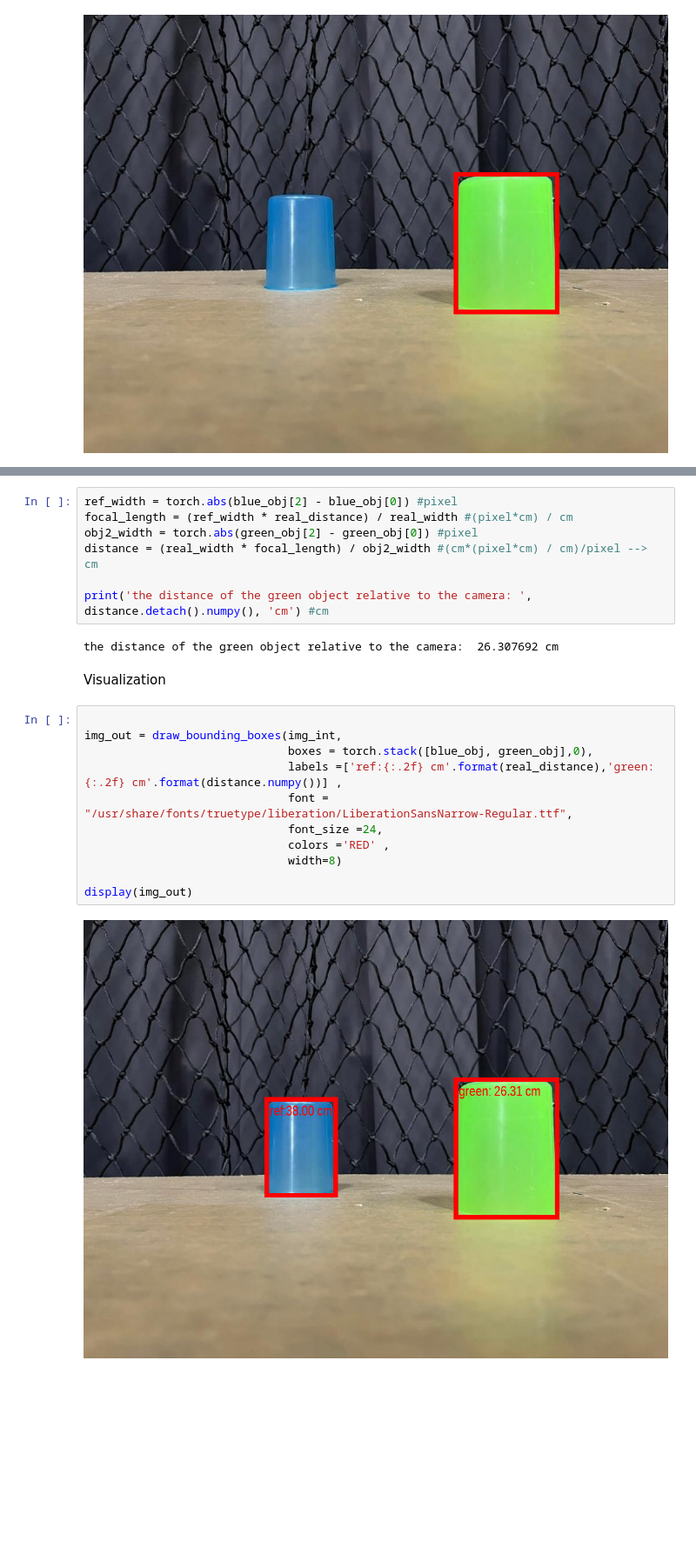
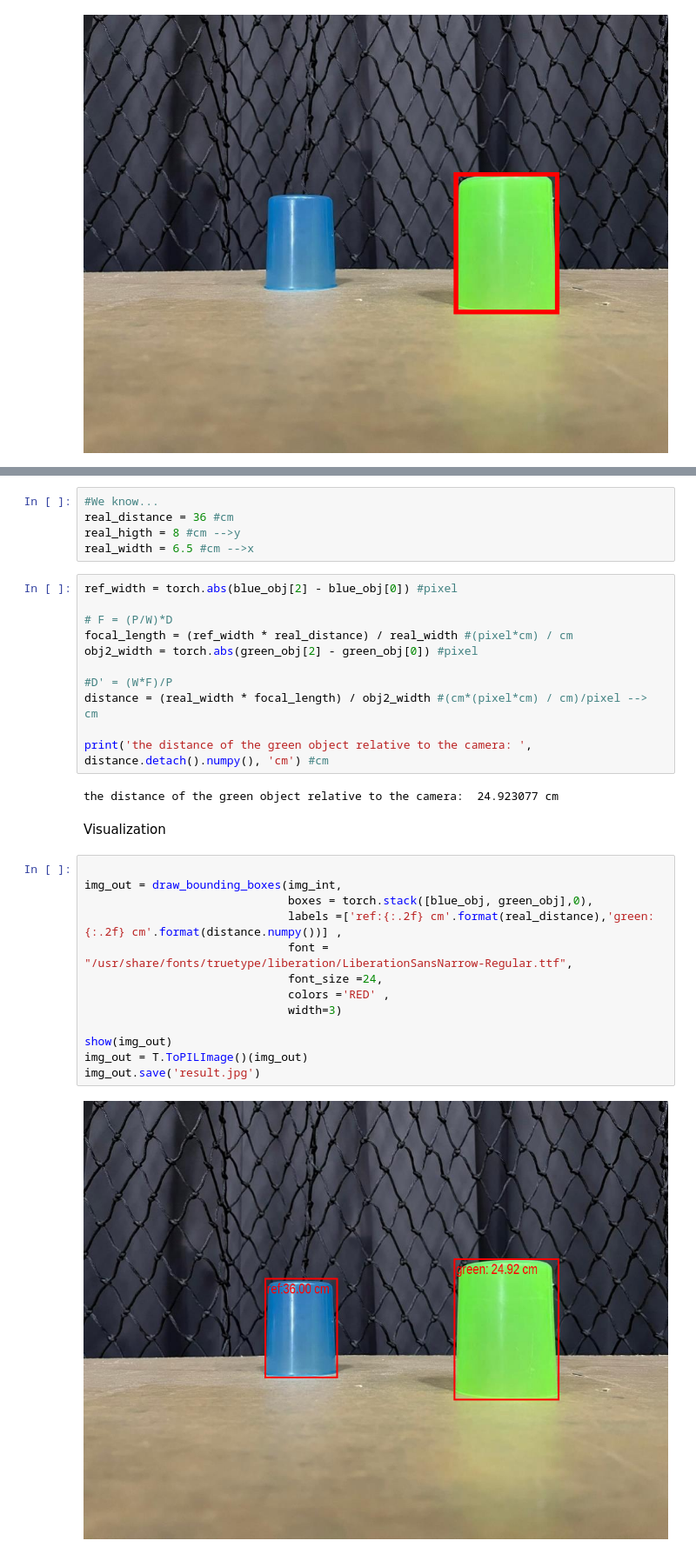
Before and after one commit to FiLM-Keerathap/measure-object-distance, a Jupyter notebook: Computervision_.ipynb, the cells around one changed output, grey strips where cells are left out. Shown at 87% size. Cells and saved outputs as stored; diff of their text form; blank space fills up the shorter version.

```diff
--- a/Computervision_.ipynb
+++ b/Computervision_.ipynb
@@ -125,24 +129,35 @@ Cal focal length and Distace
+# %%
+#We know...
+real_distance = 36 #cm
+real_higth = 8 #cm -->y
+real_width = 6.5 #cm -->x
 # %%
 ref_width = torch.abs(blue_obj[2] - blue_obj[0]) #pixel
+
+# F = (P/W)*D
 focal_length = (ref_width * real_distance) / real_width #(pixel*cm) / cm
 obj2_width = torch.abs(green_obj[2] - green_obj[0]) #pixel
+
+#D' = (W*F)/P
 distance = (real_width * focal_length) / obj2_width #(cm*(pixel*cm) / cm)/pixel --> cm
 
 print('the distance of the green object relative to the camera: ', distance.detach().numpy(), 'cm') #cm
 # %% [output]
-the distance of the green object relative to the camera:  26.307692 cm
+the distance of the green object relative to the camera:  24.923077 cm
 # %% [markdown]
 Visualization
 # %%
 
 img_out = draw_bounding_boxes(img_int,
                               boxes = torch.stack([blue_obj, green_obj],0),
                               labels =['ref:{:.2f} cm'.format(real_distance),'green: {:.2f} cm'.format(distance.numpy())] ,
                               font = "/usr/share/fonts/truetype/liberation/LiberationSansNarrow-Regular.ttf",
                               font_size =24,
                               colors ='RED' ,
-                              width=8)
+                              width=3)
 
-display(img_out)
+show(img_out)
+img_out = T.ToPILImage()(img_out)
+img_out.save('result.jpg')
 # %% [output]
-[figure, old version]
+[figure, new version]
```
Also changed, not shown: parts of 10 cells of this notebook.
